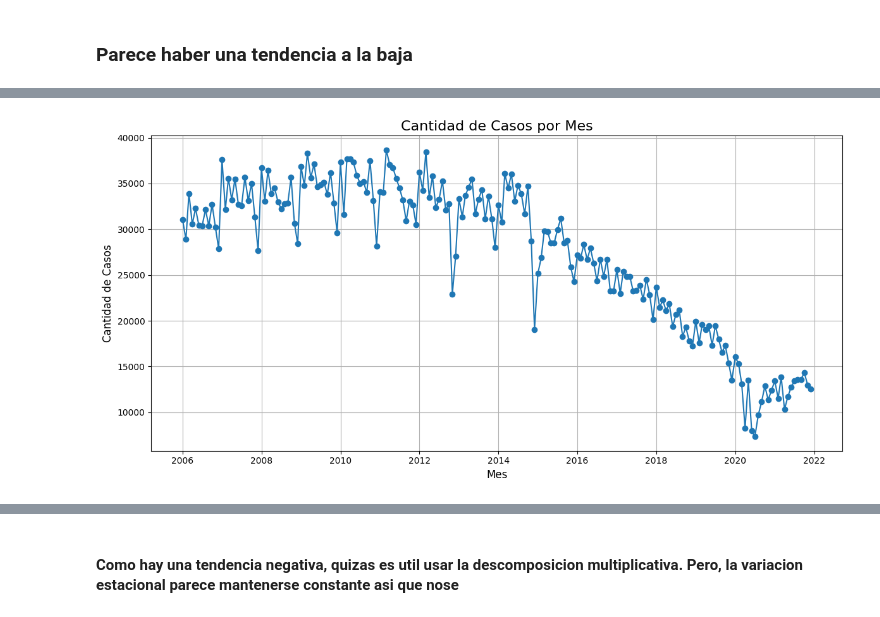
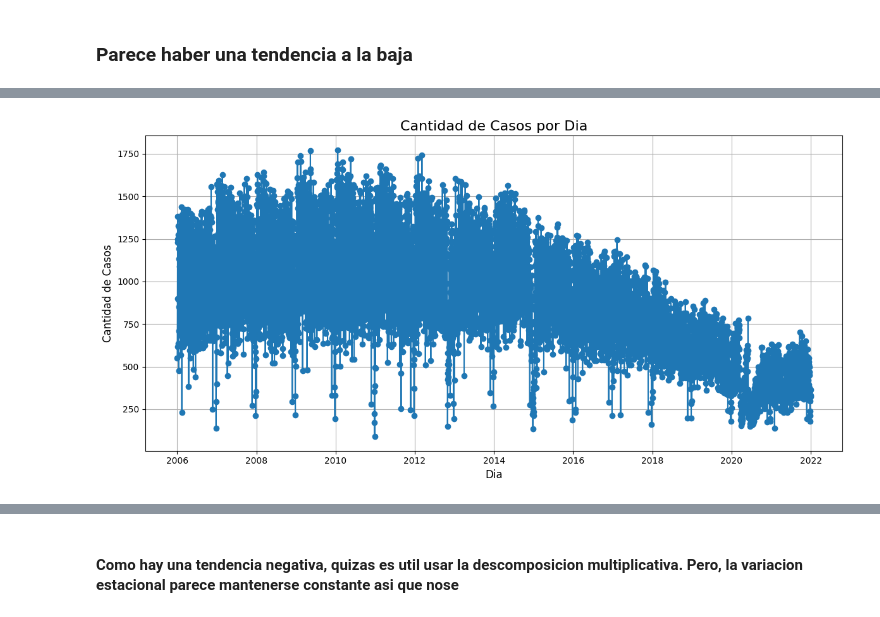
Before and after one commit to matiascapurroriver/predictivoAvanzado, a Jupyter notebook: ST.ipynb, the cells around one changed output, grey strips where cells are left out. Saved outputs shown, nothing was run; the diff lists cells and outputs as text; code cells hidden in the pictures.

```diff
--- a/ST.ipynb
+++ b/ST.ipynb
@@ -22,7 +22,7 @@ Requirement already satisfied: xlrd in c:\users\peric\appdata\local\programs\pyt
 [notice] A new release of pip is available: 24.0 -> 24.3.1
 [notice] To update, run: python.exe -m pip install --upgrade pip
 # %%
-df = pd.read_csv("arrests.csv")
+df = pd.read_csv("arrests_procesado.csv")
 # %%
 df.head()
 # %% [output]
@@ -67,2 +68,2 @@ df.describe()
 # %%
-df['ARREST_DATE'] = pd.to_datetime(df['ARREST_DATE'])
+df['Date'] = pd.to_datetime(df['Date'])
@@ -100,18 +91,18 @@ df = df.dropna() # ya fue no perdemos nada de informacion
 # %%
-df_mes = df.groupby(df['ARREST_DATE'].dt.to_period('M')).size().reset_index(name='CASE_COUNT')
+df_dia = df.groupby(df['Date'].dt.to_period('D')).size().reset_index(name='CASE_COUNT')
 
 # Convierte la columna de periodos a datetime para ordenar correctamente
-df_mes['ARREST_DATE'] = df_mes['ARREST_DATE'].dt.to_timestamp()
+df_dia['Date'] = df_dia['Date'].dt.to_timestamp()
 
 # Visualiza los datos en un gráfico
 plt.figure(figsize=(12, 6))
-plt.plot(df_mes['ARREST_DATE'], df_mes['CASE_COUNT'], marker='o', linestyle='-')
-plt.title('Cantidad de Casos por Mes', fontsize=16)
-plt.xlabel('Mes', fontsize=12)
+plt.plot(df_dia['Date'], df_dia['CASE_COUNT'], marker='o', linestyle='-')
+plt.title('Cantidad de Casos por Dia', fontsize=16)
+plt.xlabel('Dia', fontsize=12)
 plt.ylabel('Cantidad de Casos', fontsize=12)
 plt.grid(True)
 plt.tight_layout()
 plt.show()
 # %% [output]
-[figure, old version]
+[figure, new version]
 # %%
```
Also changed, not shown: parts of 41 cells of this notebook, 3 other files.
